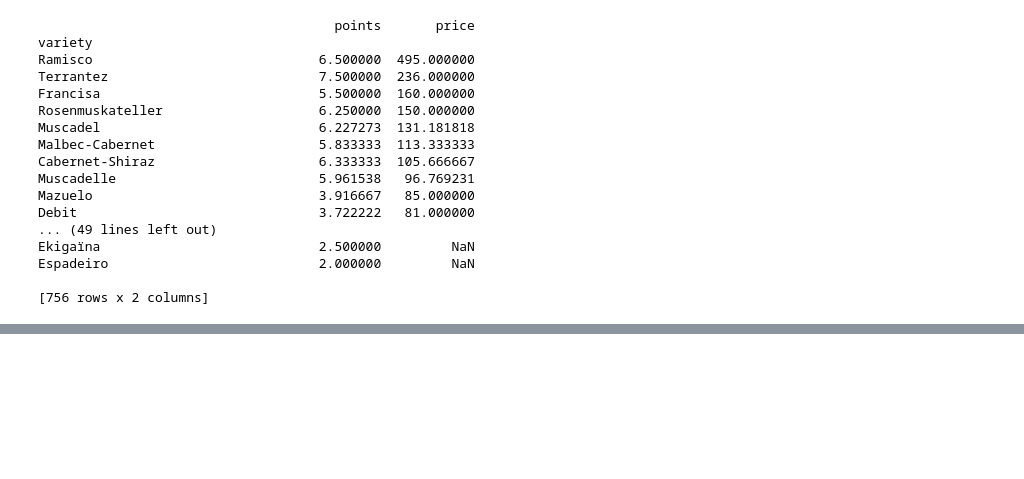
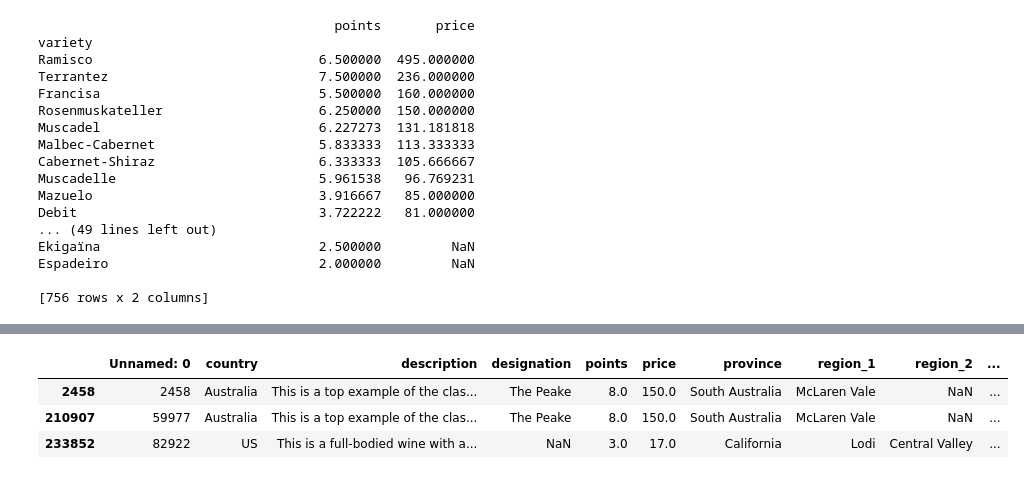
Before and after one commit to 7465BOOSC/Data-Mining-Project, a Jupyter notebook: Wine_Reviews.ipynb, the cells around one changed output, grey strips where cells are left out. Saved outputs shown, nothing was run; the diff lists cells and outputs as text; code cells hidden in the pictures; blank space fills up the shorter version.

```diff
--- a/Wine_Reviews.ipynb
+++ b/Wine_Reviews.ipynb
@@ -221,0 +268,7 @@ Espadeiro                           2.000000         NaN
+# %%
+wine_data.loc[wine_data['variety'] == 'Cabernet-Shiraz']
+# %% [output]
+|  | Unnamed: 0 | country | description | designation | points | price | province | region_1 | region_2 | ... |
+| 2458 | 2458 | Australia | This is a top example of the clas... | The Peake | 8.0 | 150.0 | South Australia | McLaren Vale | NaN | ... |
+| 210907 | 59977 | Australia | This is a top example of the clas... | The Peake | 8.0 | 150.0 | South Australia | McLaren Vale | NaN | ... |
+| 233852 | 82922 | US | This is a full-bodied wine with a... | NaN | 3.0 | 17.0 | California | Lodi | Central Valley | ... |
```
Also changed, not shown: parts of 7 cells of this notebook.
